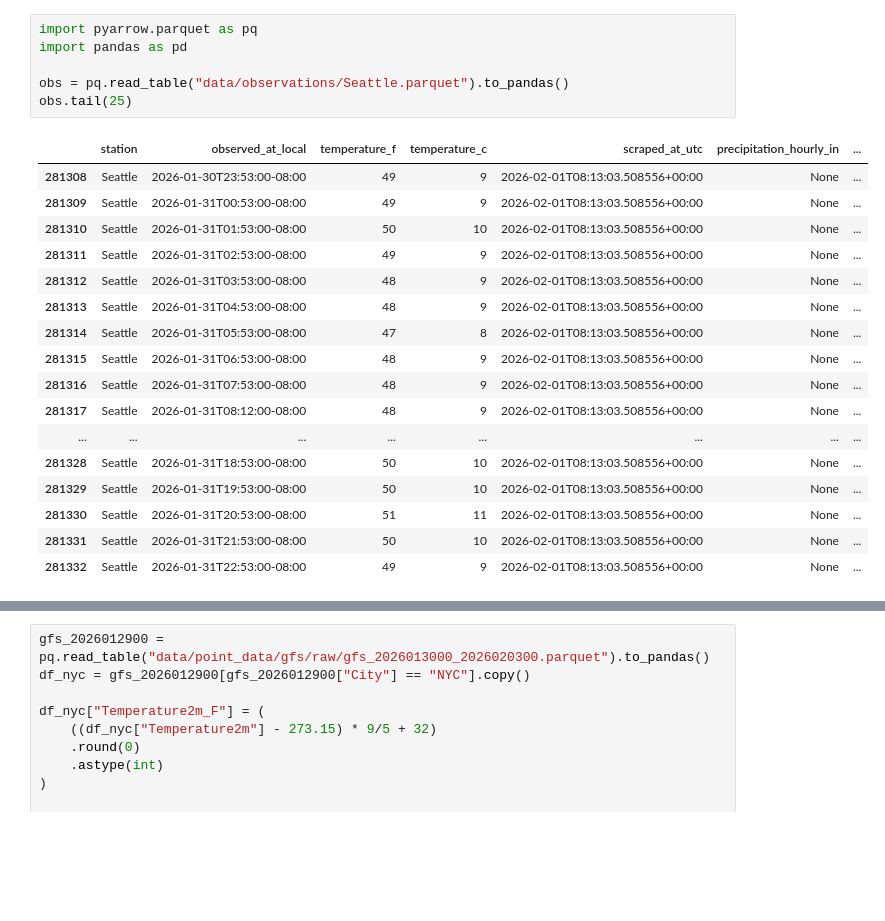
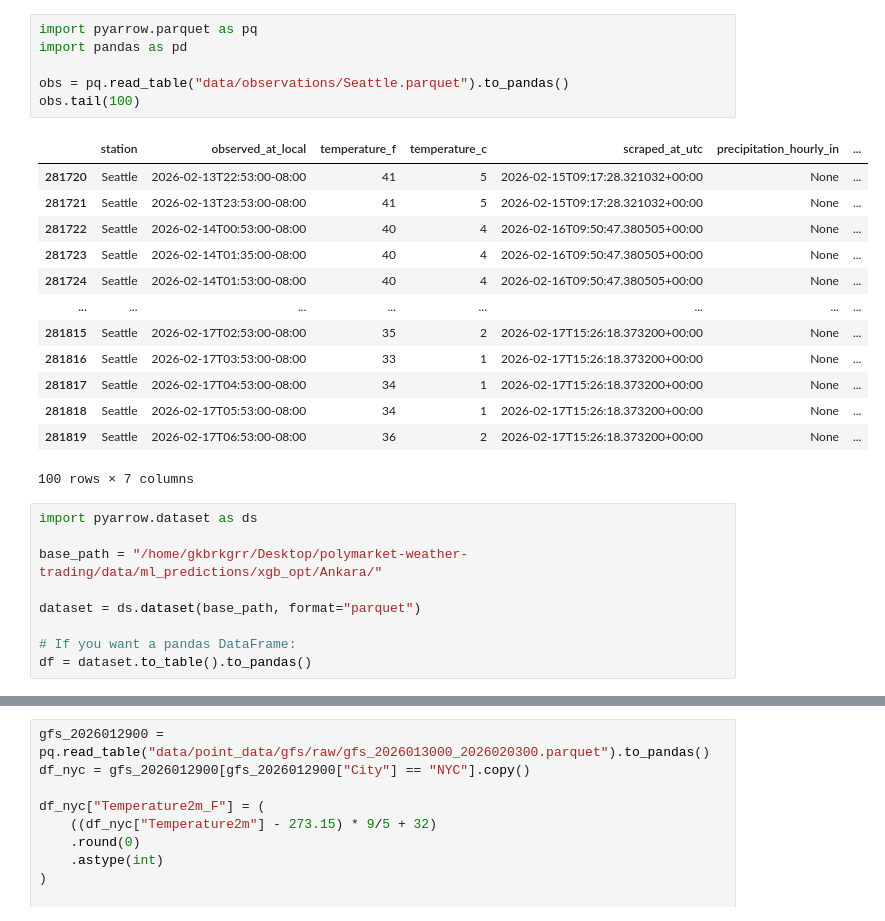
Before and after one commit to gkbrkgrr/polymarket-weather-trading, a Jupyter notebook: test.ipynb, the cells around one changed output, grey strips where cells are left out. Saved outputs shown, nothing was run; the diff lists cells and outputs as text; blank space fills up the shorter version.

```diff
--- a/test.ipynb
+++ b/test.ipynb
@@ -1,24 +1,29 @@
 # %%
 import pyarrow.parquet as pq
 import pandas as pd
 
 obs = pq.read_table("data/observations/Seattle.parquet").to_pandas()
-obs.tail(25)
+obs.tail(100)
 # %% [output]
 |  | station | observed_at_local | temperature_f | temperature_c | scraped_at_utc | precipitation_hourly_in | ... |
-| 281308 | Seattle | 2026-01-30T23:53:00-08:00 | 49 | 9 | 2026-02-01T08:13:03.508556+00:00 | None | ... |
-| 281309 | Seattle | 2026-01-31T00:53:00-08:00 | 49 | 9 | 2026-02-01T08:13:03.508556+00:00 | None | ... |
-| 281310 | Seattle | 2026-01-31T01:53:00-08:00 | 50 | 10 | 2026-02-01T08:13:03.508556+00:00 | None | ... |
-| 281311 | Seattle | 2026-01-31T02:53:00-08:00 | 49 | 9 | 2026-02-01T08:13:03.508556+00:00 | None | ... |
-| 281312 | Seattle | 2026-01-31T03:53:00-08:00 | 48 | 9 | 2026-02-01T08:13:03.508556+00:00 | None | ... |
-| 281313 | Seattle | 2026-01-31T04:53:00-08:00 | 48 | 9 | 2026-02-01T08:13:03.508556+00:00 | None | ... |
-| 281314 | Seattle | 2026-01-31T05:53:00-08:00 | 47 | 8 | 2026-02-01T08:13:03.508556+00:00 | None | ... |
-| 281315 | Seattle | 2026-01-31T06:53:00-08:00 | 48 | 9 | 2026-02-01T08:13:03.508556+00:00 | None | ... |
-| 281316 | Seattle | 2026-01-31T07:53:00-08:00 | 48 | 9 | 2026-02-01T08:13:03.508556+00:00 | None | ... |
-| 281317 | Seattle | 2026-01-31T08:12:00-08:00 | 48 | 9 | 2026-02-01T08:13:03.508556+00:00 | None | ... |
+| 281720 | Seattle | 2026-02-13T22:53:00-08:00 | 41 | 5 | 2026-02-15T09:17:28.321032+00:00 | None | ... |
+| 281721 | Seattle | 2026-02-13T23:53:00-08:00 | 41 | 5 | 2026-02-15T09:17:28.321032+00:00 | None | ... |
+| 281722 | Seattle | 2026-02-14T00:53:00-08:00 | 40 | 4 | 2026-02-16T09:50:47.380505+00:00 | None | ... |
+| 281723 | Seattle | 2026-02-14T01:35:00-08:00 | 40 | 4 | 2026-02-16T09:50:47.380505+00:00 | None | ... |
+| 281724 | Seattle | 2026-02-14T01:53:00-08:00 | 40 | 4 | 2026-02-16T09:50:47.380505+00:00 | None | ... |
 | ... | ... | ... | ... | ... | ... | ... | ... |
-| 281328 | Seattle | 2026-01-31T18:53:00-08:00 | 50 | 10 | 2026-02-01T08:13:03.508556+00:00 | None | ... |
-| 281329 | Seattle | 2026-01-31T19:53:00-08:00 | 50 | 10 | 2026-02-01T08:13:03.508556+00:00 | None | ... |
-| 281330 | Seattle | 2026-01-31T20:53:00-08:00 | 51 | 11 | 2026-02-01T08:13:03.508556+00:00 | None | ... |
-| 281331 | Seattle | 2026-01-31T21:53:00-08:00 | 50 | 10 | 2026-02-01T08:13:03.508556+00:00 | None | ... |
-| 281332 | Seattle | 2026-01-31T22:53:00-08:00 | 49 | 9 | 2026-02-01T08:13:03.508556+00:00 | None | ... |
+| 281815 | Seattle | 2026-02-17T02:53:00-08:00 | 35 | 2 | 2026-02-17T15:26:18.373200+00:00 | None | ... |
+| 281816 | Seattle | 2026-02-17T03:53:00-08:00 | 33 | 1 | 2026-02-17T15:26:18.373200+00:00 | None | ... |
+| 281817 | Seattle | 2026-02-17T04:53:00-08:00 | 34 | 1 | 2026-02-17T15:26:18.373200+00:00 | None | ... |
+| 281818 | Seattle | 2026-02-17T05:53:00-08:00 | 34 | 1 | 2026-02-17T15:26:18.373200+00:00 | None | ... |
+| 281819 | Seattle | 2026-02-17T06:53:00-08:00 | 36 | 2 | 2026-02-17T15:26:18.373200+00:00 | None | ... |
+100 rows × 7 columns
+# %%
+import pyarrow.dataset as ds
+
+base_path = "/home/gkbrkgrr/Desktop/polymarket-weather-trading/data/ml_predictions/xgb_opt/Ankara/"
+
+dataset = ds.dataset(base_path, format="parquet")
+
+# If you want a pandas DataFrame:
+df = dataset.to_table().to_pandas()
```
Also changed, not shown: parts of 3 cells of this notebook, 30 other files.
